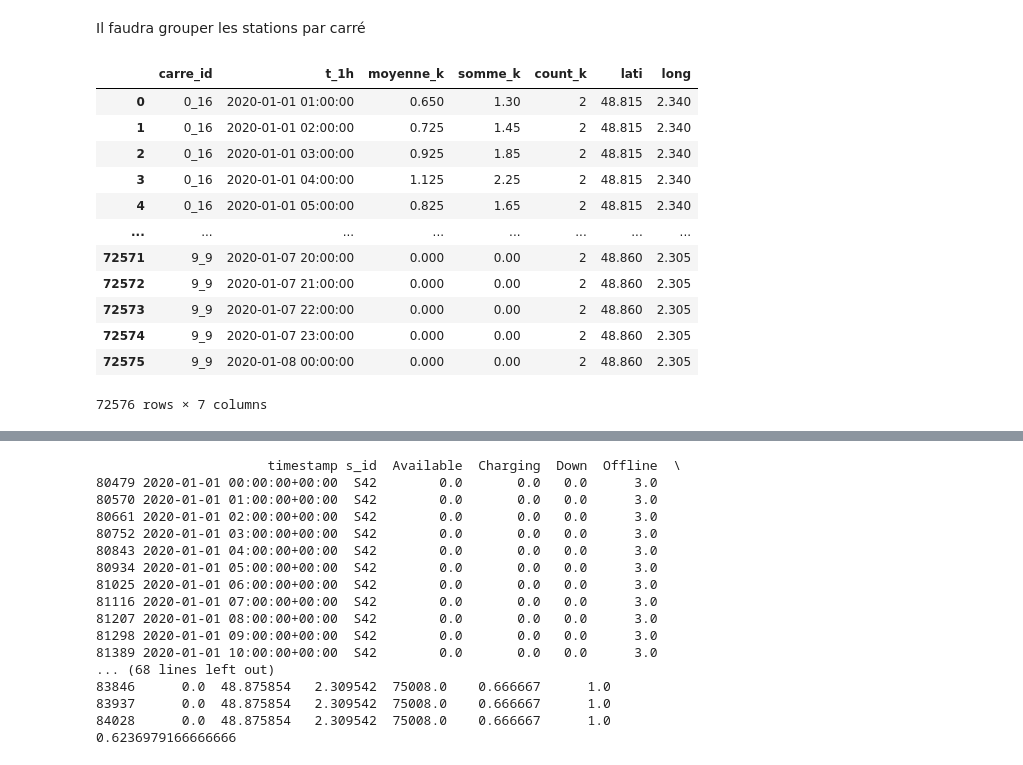
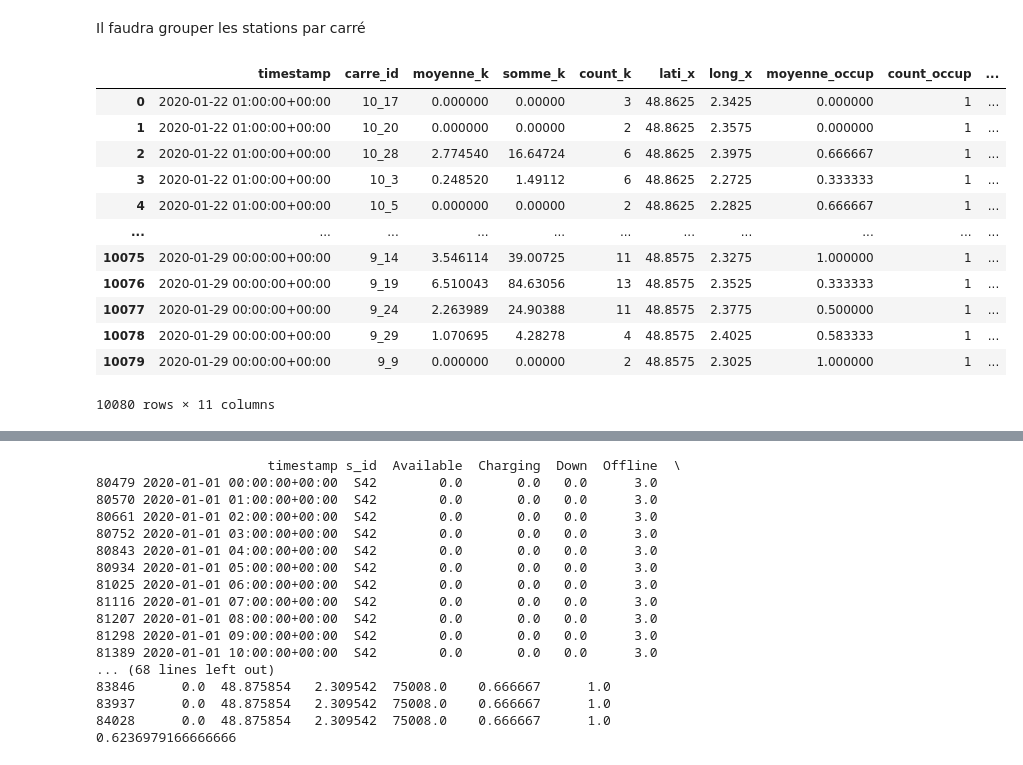
Before and after one commit to dantruski/Projet-Python-DS-Belib, a Jupyter notebook: main.ipynb, the cells around one changed output, grey strips where cells are left out. Drawn from its saved outputs; the diff is of its cells as text; code cells hidden in the pictures.

```diff
--- a/main.ipynb
+++ b/main.ipynb
@@ -287,21 +273,34 @@ hourly_df_semaine.to_csv("hourly_df_semaine2229.csv", index=False)
 # %% [markdown]
 Il faudra grouper les stations par carré
-# %%
-#Importation des données de trafic
-
-df_trafic=pd.read_csv('moyennes_par_carre_et_date.csv')
-df_trafic
-# %% [output]
-|  | carre_id | t_1h | moyenne_k | somme_k | count_k | lati | long |
-| 0 | 0_16 | 2020-01-01 01:00:00 | 0.650 | 1.30 | 2 | 48.815 | 2.340 |
-| 1 | 0_16 | 2020-01-01 02:00:00 | 0.725 | 1.45 | 2 | 48.815 | 2.340 |
-| 2 | 0_16 | 2020-01-01 03:00:00 | 0.925 | 1.85 | 2 | 48.815 | 2.340 |
-| 3 | 0_16 | 2020-01-01 04:00:00 | 1.125 | 2.25 | 2 | 48.815 | 2.340 |
-| 4 | 0_16 | 2020-01-01 05:00:00 | 0.825 | 1.65 | 2 | 48.815 | 2.340 |
-| ... | ... | ... | ... | ... | ... | ... | ... |
-| 72571 | 9_9 | 2020-01-07 20:00:00 | 0.000 | 0.00 | 2 | 48.860 | 2.305 |
-| 72572 | 9_9 | 2020-01-07 21:00:00 | 0.000 | 0.00 | 2 | 48.860 | 2.305 |
-| 72573 | 9_9 | 2020-01-07 22:00:00 | 0.000 | 0.00 | 2 | 48.860 | 2.305 |
-| 72574 | 9_9 | 2020-01-07 23:00:00 | 0.000 | 0.00 | 2 | 48.860 | 2.305 |
-| 72575 | 9_9 | 2020-01-08 00:00:00 | 0.000 | 0.00 | 2 | 48.860 | 2.305 |
-72576 rows × 7 columns
+# %%
+#Importation des données de trafic pour la semaine 22 janvier - 29 janvier
+df_trafic = pd.read_csv('moyennes_par_carre_et_t1h2229.csv')
+df_station_agg = pd.read_csv('station_agg.csv')
+
+df_trafic.rename(columns={'t_1h': 'timestamp'}, inplace=True)
+df_station_agg['timestamp'] = pd.to_datetime(df_station_agg['timestamp'])
+df_trafic['timestamp'] = pd.to_datetime(df_trafic['timestamp'])
+
+# Localize the timestamps to UTC if they are naive
+if df_station_agg['timestamp'].dt.tz is None:
+    df_station_agg['timestamp'] = df_station_agg['timestamp'].dt.tz_localize('UTC')
+
+if df_trafic['timestamp'].dt.tz is None:
+    df_trafic['timestamp'] = df_trafic['timestamp'].dt.tz_localize('UTC')
+
+df_joint = pd.merge(df_trafic, df_station_agg, on=['timestamp', 'carre_id'], how='inner')
+df_joint
+# %% [output]
+|  | timestamp | carre_id | moyenne_k | somme_k | count_k | lati_x | long_x | moyenne_occup | count_occup | ... |
+| 0 | 2020-01-22 01:00:00+00:00 | 10_17 | 0.000000 | 0.00000 | 3 | 48.8625 | 2.3425 | 0.000000 | 1 | ... |
+| 1 | 2020-01-22 01:00:00+00:00 | 10_20 | 0.000000 | 0.00000 | 2 | 48.8625 | 2.3575 | 0.000000 | 1 | ... |
+| 2 | 2020-01-22 01:00:00+00:00 | 10_28 | 2.774540 | 16.64724 | 6 | 48.8625 | 2.3975 | 0.666667 | 1 | ... |
+| 3 | 2020-01-22 01:00:00+00:00 | 10_3 | 0.248520 | 1.49112 | 6 | 48.8625 | 2.2725 | 0.333333 | 1 | ... |
+| 4 | 2020-01-22 01:00:00+00:00 | 10_5 | 0.000000 | 0.00000 | 2 | 48.8625 | 2.2825 | 0.666667 | 1 | ... |
+| ... | ... | ... | ... | ... | ... | ... | ... | ... | ... | ... |
+| 10075 | 2020-01-29 00:00:00+00:00 | 9_14 | 3.546114 | 39.00725 | 11 | 48.8575 | 2.3275 | 1.000000 | 1 | ... |
+| 10076 | 2020-01-29 00:00:00+00:00 | 9_19 | 6.510043 | 84.63056 | 13 | 48.8575 | 2.3525 | 0.333333 | 1 | ... |
+| 10077 | 2020-01-29 00:00:00+00:00 | 9_24 | 2.263989 | 24.90388 | 11 | 48.8575 | 2.3775 | 0.500000 | 1 | ... |
+| 10078 | 2020-01-29 00:00:00+00:00 | 9_29 | 1.070695 | 4.28278 | 4 | 48.8575 | 2.4025 | 0.583333 | 1 | ... |
+| 10079 | 2020-01-29 00:00:00+00:00 | 9_9 | 0.000000 | 0.00000 | 2 | 48.8575 | 2.3025 | 1.000000 | 1 | ... |
+10080 rows × 11 columns
```
Also changed, not shown: parts of 3 cells of this notebook.
